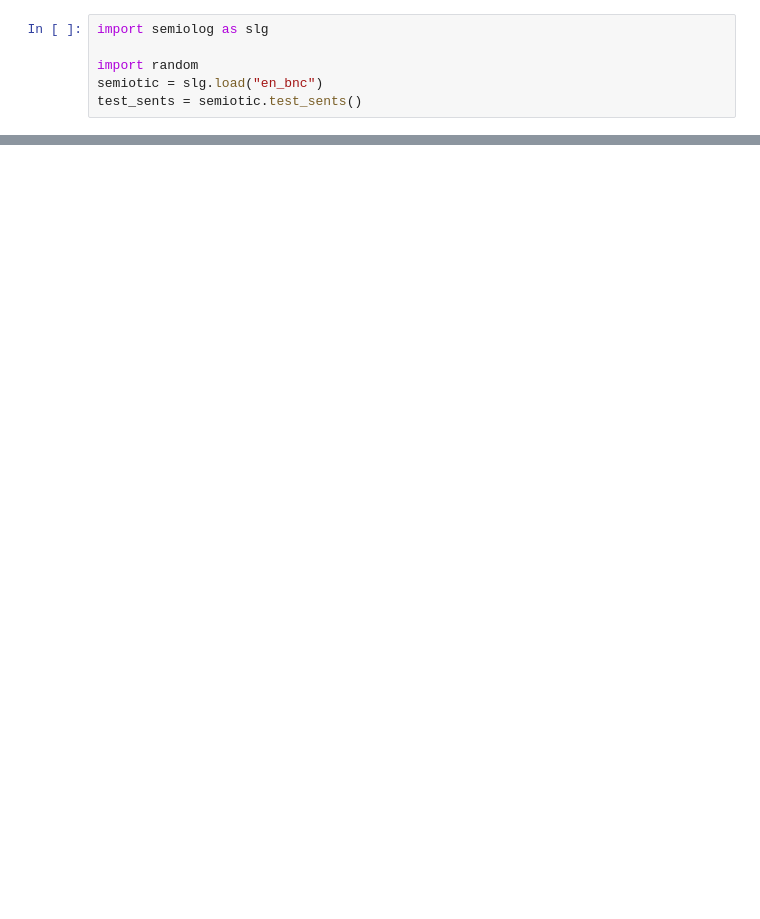
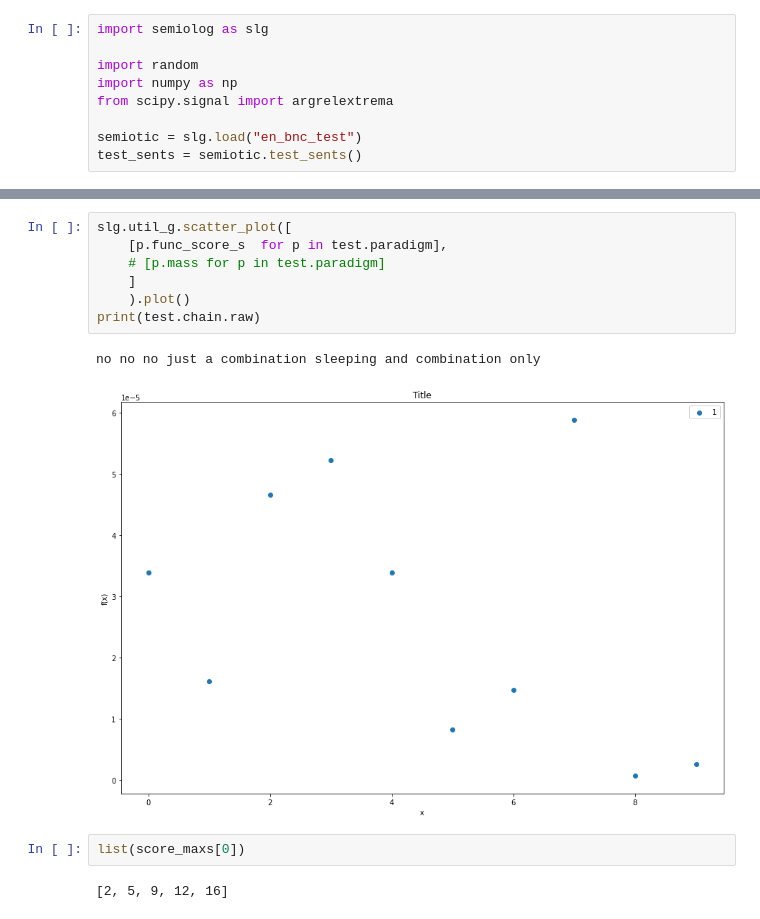
Before and after one commit to Gianni-G/semiolog, a Jupyter notebook: test.ipynb, the cells around one changed output, grey strips where cells are left out. Cells and saved outputs as stored; diff of their text form; blank space fills up the shorter version.

```diff
--- a/test.ipynb
+++ b/test.ipynb
@@ -2,5 +2,8 @@
 import semiolog as slg
 
 import random
-semiotic = slg.load("en_bnc")
+import numpy as np
+from scipy.signal import argrelextrema
+
+semiotic = slg.load("en_bnc_test")
 test_sents = semiotic.test_sents()
@@ -6,0 +50,14 @@ test_sents = semiotic.test_sents()
+# %%
+slg.util_g.scatter_plot([
+    [p.func_score_s  for p in test.paradigm],
+    # [p.mass for p in test.paradigm]
+    ]
+    ).plot()
+print(test.chain.raw)
+# %% [output]
+no no no just a combination sleeping and combination only
+[figure, added]
+# %%
+list(score_maxs[0])
+# %% [output]
+[2, 5, 9, 12, 16]
```
Also changed, not shown: parts of 15 cells of this notebook, 3 other files.
